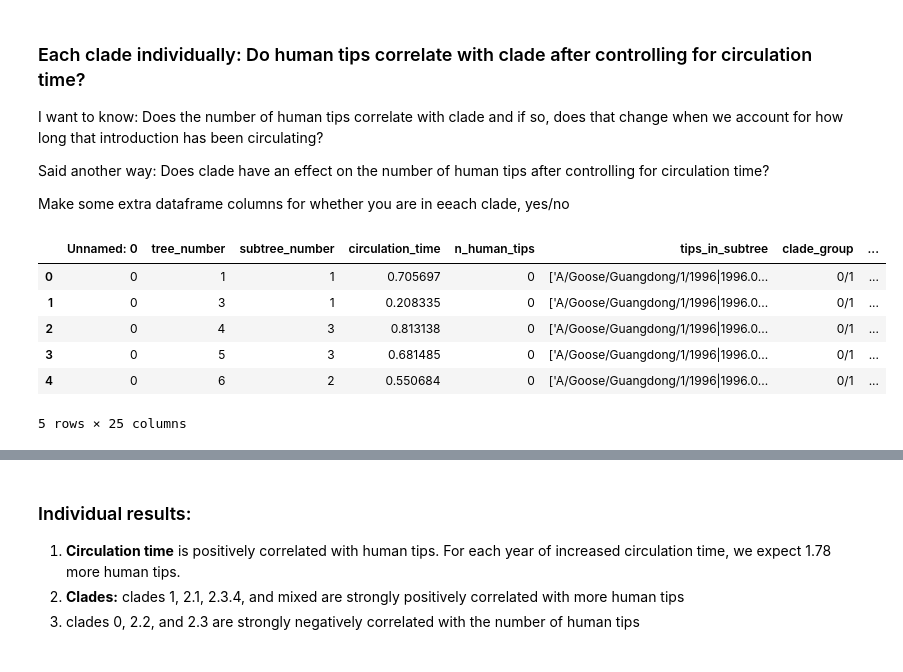
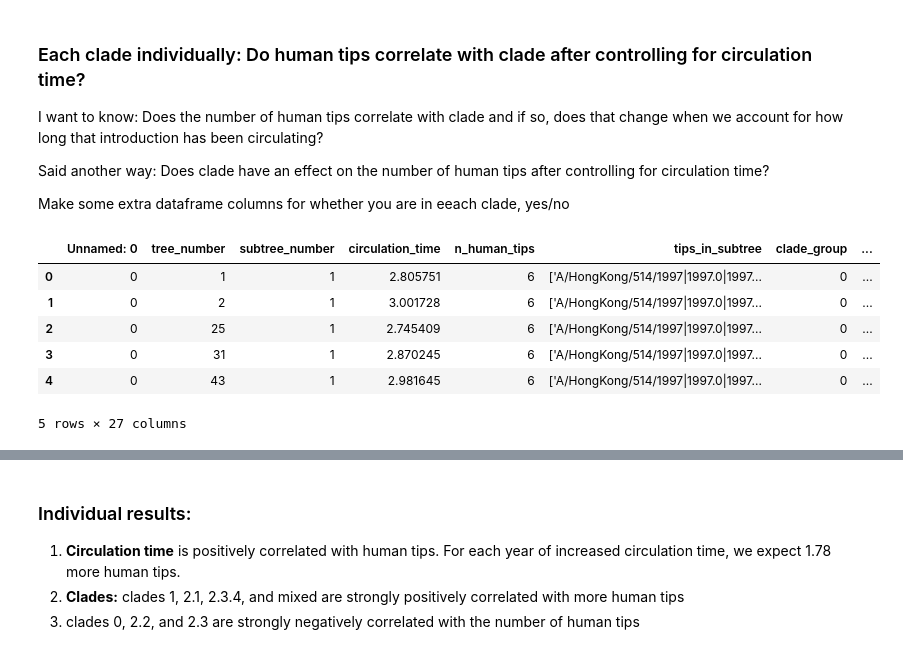
Before and after one commit to lmoncla/h5n1-host-classification, a Jupyter notebook: beast/persistence-times-vs-clade.ipynb, the cells around one changed output, grey strips where cells are left out. Drawn from its saved outputs; the diff is of its cells as text; code cells hidden in the pictures.

```diff
--- a/beast/persistence-times-vs-clade.ipynb
+++ b/beast/persistence-times-vs-clade.ipynb
@@ -43,20 +46,20 @@ domestic_color="#4E83AE"
 wild_color="#CEB540"
 human_color="#DE4428"
 # %%
-h5n1_clades_file = "/Users/lmoncla/src/avian-flu/clade-labeling/h5n1-clades.tsv"
+h5nx_clades_file = "/Users/lhmoncla/src/avian-flu/clade-labeling/h5nx-clades.tsv"
 # %%
-h5n1_clades_dict = {}
+h5nx_clades_dict = {}
 
-with open(h5n1_clades_file, "r") as infile:
+with open(h5nx_clades_file, "r") as infile:
     for line in infile:
         strain = line.split("\t")[0]
         clade = line.split("\t")[1].strip()
-        h5n1_clades_dict[strain] = clade
+        h5nx_clades_dict[strain] = clade
 
 #print(h5n1_clades_dict)
 # %%
-# read in persistence timees tsv output
-persistence_times = "beast-runs/2022-04-19-mascot-3deme-skyline-fixed-muts-logger/combined-2022-06-01.muts-circulation-time-vs-human-tips-2022-06-07.tsv"
+# read in persistence times tsv output
+persistence_times = "beast-runs/2023-03-08-mascot-skyline-3deme/5-year-region-host-GsGd-only-h5nx-1996-Neprior/combined-it1-it3-circulation-time-vs-human-tips-2023-03-29.tsv"
 
 persistence_times_dict = {}
 
@@ -72,8 +75,8 @@ with open(persistence_times, "r") as infile:
                 strain_name = t.split("|")[0]
                 region = t.split("|")[4]
 
-                if strain_name in h5n1_clades_dict:
-                    persistence_times_dict[str(tips_list)]['clades'].append(h5n1_clades_dict[strain_name])
+                if strain_name in h5nx_clades_dict:
+                    persistence_times_dict[str(tips_list)]['clades'].append(h5nx_clades_dict[strain_name])
                     persistence_times_dict[str(tips_list)]['regions'].append(region)
 
                 else:
@@ -275,7 +313,7 @@ clades_df.head()
 # %%
 # merge with other dataframee
 # read dataframe back in
-df = pd.read_csv("beast-runs/2022-04-19-mascot-3deme-skyline-fixed-muts-logger/combined-2022-06-01.muts-circulation-time-vs-human-tips-2022-06-07.tsv", sep="\t")
+df = pd.read_csv(persistence_times, sep="\t")
 print(len(df))
 df.head()
 # %% [output]
@@ -402,30 +426,35 @@ Said another way: Does clade have an effect on the number of human tips after co
 
 Make some extra dataframe columns for whether you are in eeach clade, yes/no
 # %%
-df_with_clade['clade_0_1'] = np.where(df_with_clade['clade_group']=="0/1", 1, 0)
+df_with_clade['clade_0'] = np.where(df_with_clade['clade_group']=="0", 1, 0)
+df_with_clade['clade_1'] = np.where(df_with_clade['clade_group']=="1", 1, 0)
+
 df_with_clade['clade_2.1'] = np.where(df_with_clade['clade_group']=="2.1", 1, 0)
 df_with_clade['clade_2.2'] = np.where(df_with_clade['clade_group']=="2.2", 1, 0)
-df_with_clade['clade_2.3x'] = np.where(df_with_clade['clade_group']=="2.3x", 1, 0)
-df_with_clade['clade_2.3.2.1c'] = np.where(df_with_clade['clade_group']=="2.3.2.1c", 1, 0)
+df_with_clade['clade_2.3x'] = np.where(df_with_clade['clade_group']=="2.3", 1, 0)
 df_with_clade['clade_2.3.4x'] = np.where(df_with_clade['clade_group']=="2.3.4x", 1, 0)
+df_with_clade['clade_2.3.4.4'] = np.where(df_with_clade['clade_group']=="2.3.4.4", 1, 0)
+
 df_with_clade['clade_mixed'] = np.where(df_with_clade['clade_group']=="mixed", 1, 0)
 
 df_with_clade['region_China'] = np.where(df_with_clade['region_group']=="China", 1, 0)
 df_with_clade['region_SEA'] = np.where(df_with_clade['region_group']=="Southeast_Asia", 1, 0)
 df_with_clade['region_WA'] = np.where(df_with_clade['region_group']=="West_Asia", 1, 0)
 df_with_clade['region_Africa'] = np.where(df_with_clade['region_group']=="Africa", 1, 0)
 df_with_clade['region_SA'] = np.where(df_with_clade['region_group']=="South_Asia", 1, 0)
 df_with_clade['region_Europe'] = np.where(df_with_clade['region_group']=="Europe", 1, 0)
+df_with_clade['region_Japan_Korea'] = np.where(df_with_clade['region_group']=="Japan_Korea", 1, 0)
+
 df_with_clade['region_mixed'] = np.where(df_with_clade['region_group']=="mixed", 1, 0)
 
 df_with_clade['has_human_tips'] = np.where(df_with_clade['n_human_tips']==0, 0, 1)
 
 df_with_clade.head()
 # %% [output]
 |  | Unnamed: 0 | tree_number | subtree_number | circulation_time | n_human_tips | tips_in_subtree | clade_group | ... |
-| 0 | 0 | 1 | 1 | 0.705697 | 0 | ['A/Goose/Guangdong/1/1996|1996.0... | 0/1 | ... |
-| 1 | 0 | 3 | 1 | 0.208335 | 0 | ['A/Goose/Guangdong/1/1996|1996.0... | 0/1 | ... |
-| 2 | 0 | 4 | 3 | 0.813138 | 0 | ['A/Goose/Guangdong/1/1996|1996.0... | 0/1 | ... |
-| 3 | 0 | 5 | 3 | 0.681485 | 0 | ['A/Goose/Guangdong/1/1996|1996.0... | 0/1 | ... |
-| 4 | 0 | 6 | 2 | 0.550684 | 0 | ['A/Goose/Guangdong/1/1996|1996.0... | 0/1 | ... |
+| 0 | 0 | 1 | 1 | 2.805751 | 6 | ['A/HongKong/514/1997|1997.0|1997... | 0 | ... |
+| 1 | 0 | 2 | 1 | 3.001728 | 6 | ['A/HongKong/514/1997|1997.0|1997... | 0 | ... |
+| 2 | 0 | 25 | 1 | 2.745409 | 6 | ['A/HongKong/514/1997|1997.0|1997... | 0 | ... |
+| 3 | 0 | 31 | 1 | 2.870245 | 6 | ['A/HongKong/514/1997|1997.0|1997... | 0 | ... |
+| 4 | 0 | 43 | 1 | 2.981645 | 6 | ['A/HongKong/514/1997|1997.0|1997... | 0 | ... |
-5 rows × 25 columns
+5 rows × 27 columns
```
Also changed, not shown: parts of 67 cells of this notebook, 5 other files.
